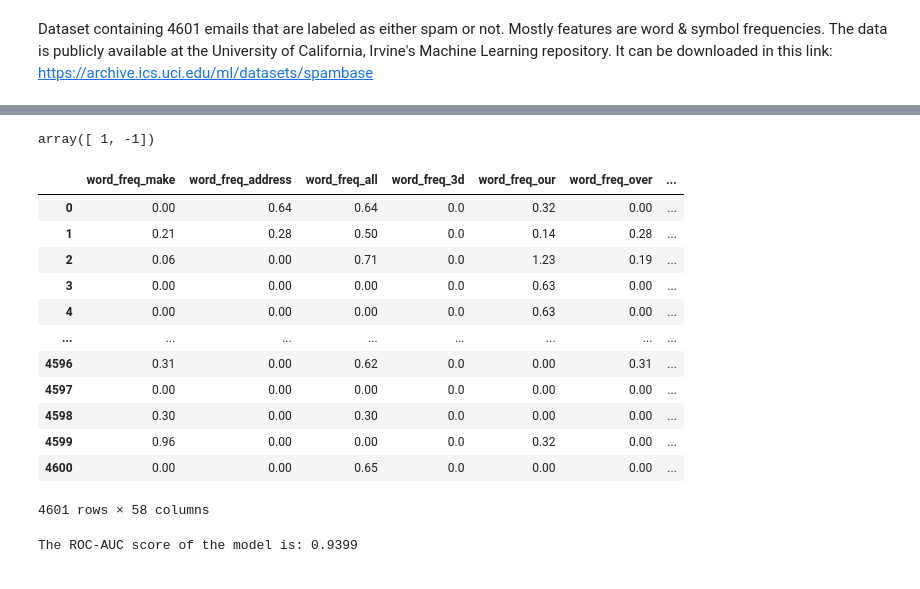
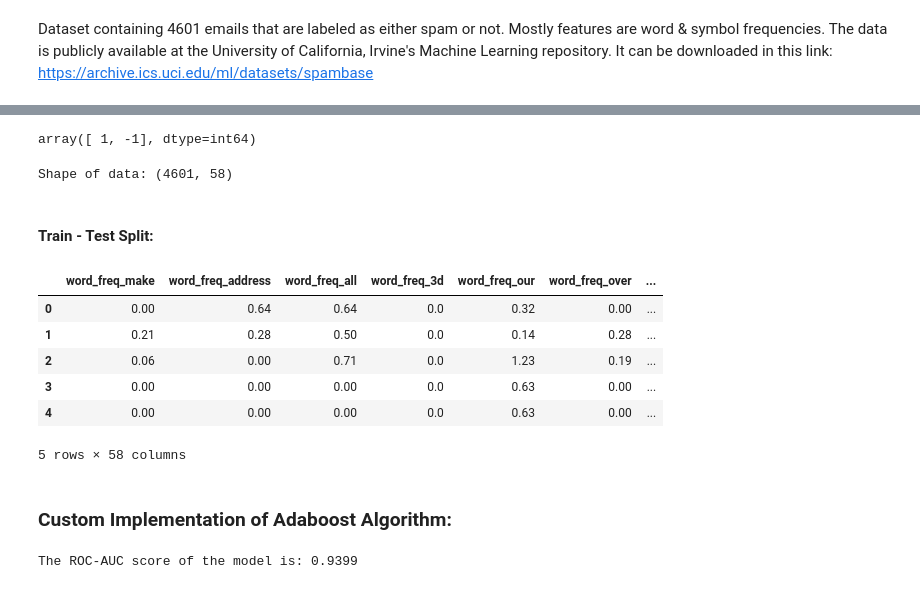
Before and after one commit to rs-ravi2/Data-Science, a Jupyter notebook: Boosting/Implementation/Adaboost-Implementation.ipynb, the cells around one changed output, grey strips where cells are left out. Saved outputs shown, nothing was run; the diff lists cells and outputs as text; code cells hidden in the pictures.

```diff
--- a/Boosting/Implementation/Adaboost-Implementation.ipynb
+++ b/Boosting/Implementation/Adaboost-Implementation.ipynb
@@ -29,24 +37,25 @@ df.columns = col_names
 # %%
 df['Spam'] = df['Spam'] * 2 - 1
+df['Spam'].unique()
+# %% [output]
+array([ 1, -1], dtype=int64)
+# %%
+print('Shape of data:', df.shape)
+# %% [output]
+Shape of data: (4601, 58)
+# %% [markdown]
+#### Train - Test Split:
 # %%
 X_train, X_test, y_train, y_test = train_test_split(df.drop(columns = 'Spam').values, df['Spam'].values, train_size = 3065, random_state = 2)
-# %%
-df['Spam'].unique()
-# %% [output]
-array([ 1, -1])
 # %%
-df
+df.head()
 # %% [output]
 |  | word_freq_make | word_freq_address | word_freq_all | word_freq_3d | word_freq_our | word_freq_over | ... |
 | 0 | 0.00 | 0.64 | 0.64 | 0.0 | 0.32 | 0.00 | ... |
 | 1 | 0.21 | 0.28 | 0.50 | 0.0 | 0.14 | 0.28 | ... |
 | 2 | 0.06 | 0.00 | 0.71 | 0.0 | 1.23 | 0.19 | ... |
 | 3 | 0.00 | 0.00 | 0.00 | 0.0 | 0.63 | 0.00 | ... |
 | 4 | 0.00 | 0.00 | 0.00 | 0.0 | 0.63 | 0.00 | ... |
-| ... | ... | ... | ... | ... | ... | ... | ... |
-| 4596 | 0.31 | 0.00 | 0.62 | 0.0 | 0.00 | 0.31 | ... |
-| 4597 | 0.00 | 0.00 | 0.00 | 0.0 | 0.00 | 0.00 | ... |
-| 4598 | 0.30 | 0.00 | 0.30 | 0.0 | 0.00 | 0.00 | ... |
-| 4599 | 0.96 | 0.00 | 0.00 | 0.0 | 0.32 | 0.00 | ... |
-| 4600 | 0.00 | 0.00 | 0.65 | 0.0 | 0.00 | 0.00 | ... |
-4601 rows × 58 columns
+5 rows × 58 columns
+# %% [markdown]
+### Custom Implementation of Adaboost Algorithm:
```
Also changed, not shown: parts of 8 cells of this notebook.
